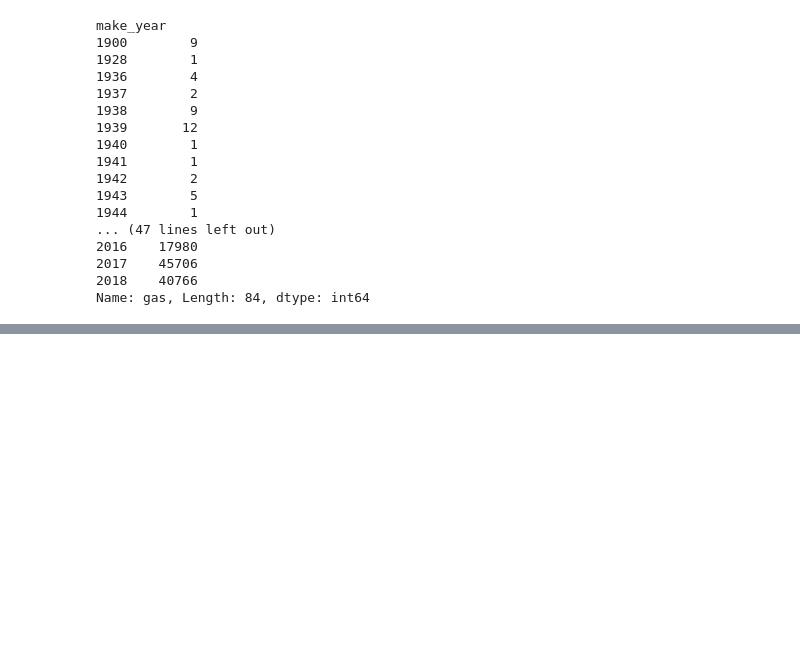
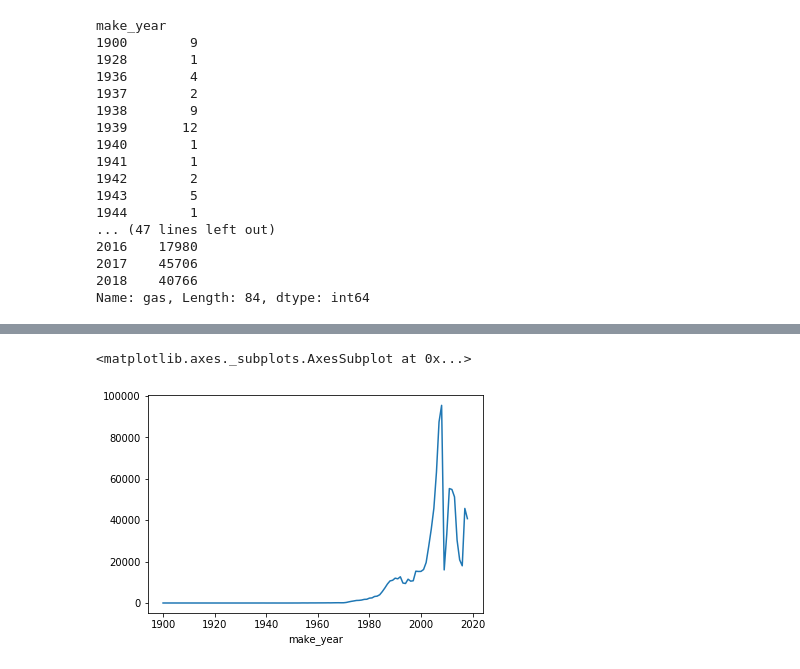
Before and after one commit to artemii-yanushevskyi/Interviews-preparation, a Jupyter notebook: Pandas.ipynb, the cells around one changed output, grey strips where cells are left out. Saved outputs shown, nothing was run; the diff lists cells and outputs as text; code cells hidden in the pictures; blank space fills up the shorter version.

```diff
--- a/Pandas.ipynb
+++ b/Pandas.ipynb
@@ -658,0 +656,5 @@ plt.plot(year_gas_count.keys(), gas_year_count_pers)
+# %%
+tr.groupby('make_year').gas.count().plot()
+# %% [output]
+<matplotlib.axes._subplots.AxesSubplot at 0x...>
+[figure, added]
```
Also changed, not shown: parts of 52 cells of this notebook.
